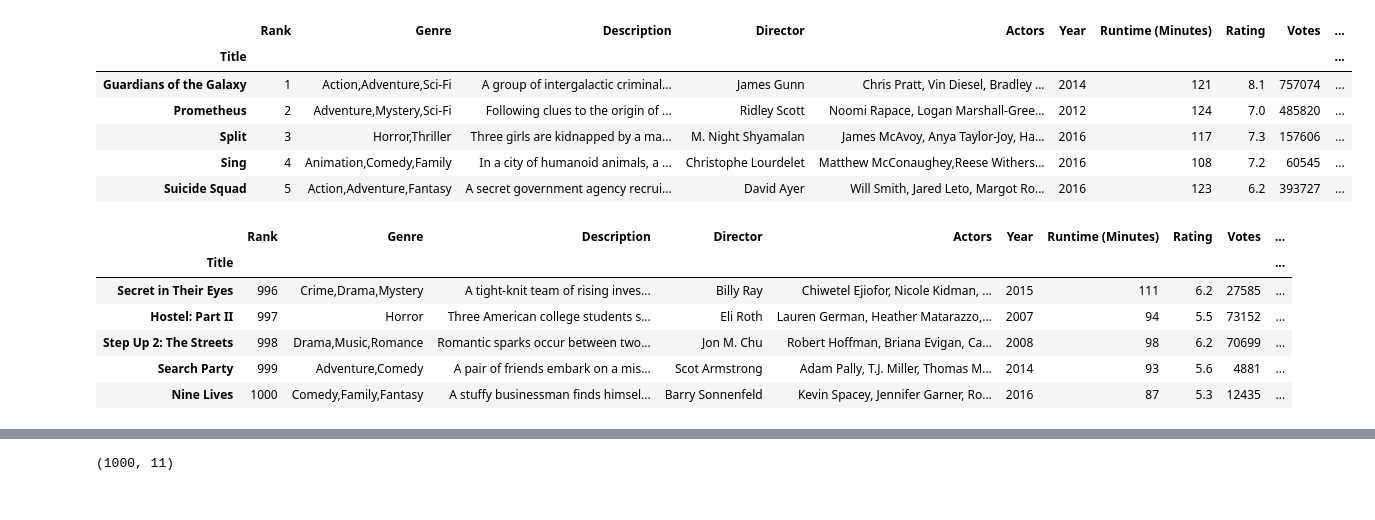
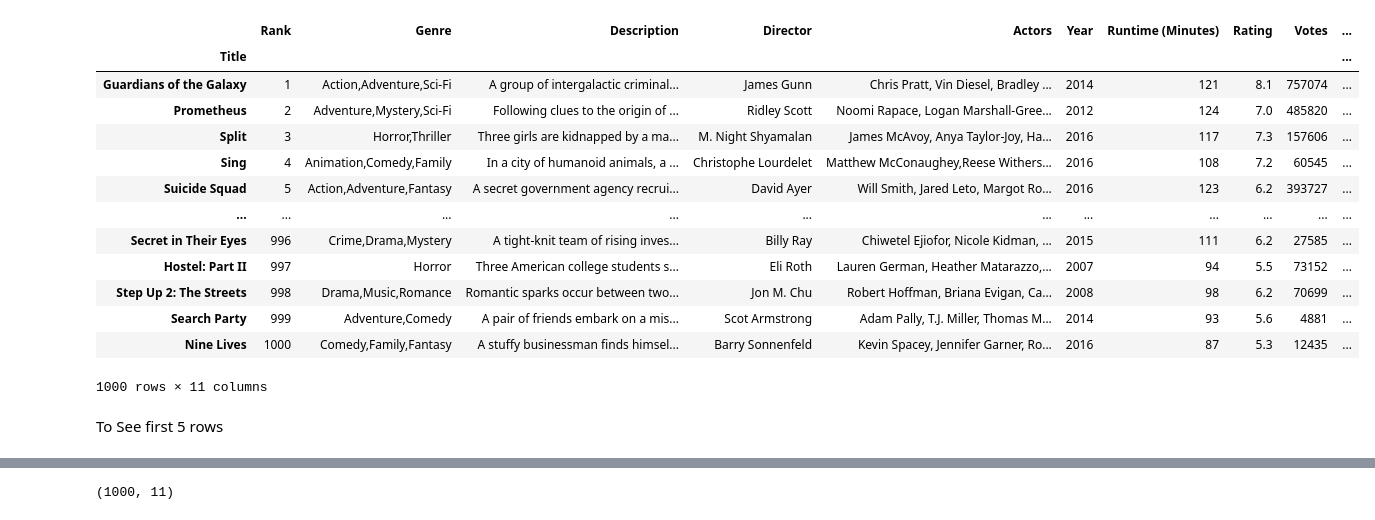
Before and after one commit to JGSukumar/AI-AMRITA, a Jupyter notebook: Pandas/PandasTutorial.ipynb, the cells around one changed output, grey strips where cells are left out. Cells and saved outputs as stored; diff of their text form; code cells hidden in the pictures.

```diff
--- a/Pandas/PandasTutorial.ipynb
+++ b/Pandas/PandasTutorial.ipynb
@@ -10,2 +10,2 @@ Mounted at /content/gdrive
 # %%
-DatasetBaseFolder = '/content/gdrive/MyDrive/ColabNotebooks/PandasTl/Datasets/'
+DatasetBaseFolder = '/content/hdrive/MyDrive/ColabNotebooks/PandasTl/Datasets/'
@@ -26,24 +12,21 @@ purchases
 # %%
 movies_df = pd.read_csv(DatasetBaseFolder+"IMDB-Movie-Data.csv", index_col="Title")
-# %%
-#Lets see first 5 rows
-movies_df.head(5)
-# %% [output]
-|  | Rank | Genre | Description | Director | Actors | Year | Runtime (Minutes) | Rating | Votes | ... |
-| Title |  |  |  |  |  |  |  |  |  | ... |
-| Guardians of the Galaxy | 1 | Action,Adventure,Sci-Fi | A group of intergalactic criminal... | James Gunn | Chris Pratt, Vin Diesel, Bradley ... | 2014 | 121 | 8.1 | 757074 | ... |
-| Prometheus | 2 | Adventure,Mystery,Sci-Fi | Following clues to the origin of ... | Ridley Scott | Noomi Rapace, Logan Marshall-Gree... | 2012 | 124 | 7.0 | 485820 | ... |
-| Split | 3 | Horror,Thriller | Three girls are kidnapped by a ma... | M. Night Shyamalan | James McAvoy, Anya Taylor-Joy, Ha... | 2016 | 117 | 7.3 | 157606 | ... |
-| Sing | 4 | Animation,Comedy,Family | In a city of humanoid animals, a ... | Christophe Lourdelet | Matthew McConaughey,Reese Withers... | 2016 | 108 | 7.2 | 60545 | ... |
-| Suicide Squad | 5 | Action,Adventure,Fantasy | A secret government agency recrui... | David Ayer | Will Smith, Jared Leto, Margot Ro... | 2016 | 123 | 6.2 | 393727 | ... |
-# %%
-#Lets see last 5 rows
-movies_df.tail(5)
-# %% [output]
-|  | Rank | Genre | Description | Director | Actors | Year | Runtime (Minutes) | Rating | Votes | ... |
-| Title |  |  |  |  |  |  |  |  |  | ... |
-| Secret in Their Eyes | 996 | Crime,Drama,Mystery | A tight-knit team of rising inves... | Billy Ray | Chiwetel Ejiofor, Nicole Kidman, ... | 2015 | 111 | 6.2 | 27585 | ... |
-| Hostel: Part II | 997 | Horror | Three American college students s... | Eli Roth | Lauren German, Heather Matarazzo,... | 2007 | 94 | 5.5 | 73152 | ... |
-| Step Up 2: The Streets | 998 | Drama,Music,Romance | Romantic sparks occur between two... | Jon M. Chu | Robert Hoffman, Briana Evigan, Ca... | 2008 | 98 | 6.2 | 70699 | ... |
-| Search Party | 999 | Adventure,Comedy | A pair of friends embark on a mis... | Scot Armstrong | Adam Pally, T.J. Miller, Thomas M... | 2014 | 93 | 5.6 | 4881 | ... |
-| Nine Lives | 1000 | Comedy,Family,Fantasy | A stuffy businessman finds himsel... | Barry Sonnenfeld | Kevin Spacey, Jennifer Garner, Ro... | 2016 | 87 | 5.3 | 12435 | ... |
+# %%
+movies_df
+# %% [output]
+|  | Rank | Genre | Description | Director | Actors | Year | Runtime (Minutes) | Rating | Votes | ... |
+| Title |  |  |  |  |  |  |  |  |  | ... |
+| Guardians of the Galaxy | 1 | Action,Adventure,Sci-Fi | A group of intergalactic criminal... | James Gunn | Chris Pratt, Vin Diesel, Bradley ... | 2014 | 121 | 8.1 | 757074 | ... |
+| Prometheus | 2 | Adventure,Mystery,Sci-Fi | Following clues to the origin of ... | Ridley Scott | Noomi Rapace, Logan Marshall-Gree... | 2012 | 124 | 7.0 | 485820 | ... |
+| Split | 3 | Horror,Thriller | Three girls are kidnapped by a ma... | M. Night Shyamalan | James McAvoy, Anya Taylor-Joy, Ha... | 2016 | 117 | 7.3 | 157606 | ... |
+| Sing | 4 | Animation,Comedy,Family | In a city of humanoid animals, a ... | Christophe Lourdelet | Matthew McConaughey,Reese Withers... | 2016 | 108 | 7.2 | 60545 | ... |
+| Suicide Squad | 5 | Action,Adventure,Fantasy | A secret government agency recrui... | David Ayer | Will Smith, Jared Leto, Margot Ro... | 2016 | 123 | 6.2 | 393727 | ... |
+| ... | ... | ... | ... | ... | ... | ... | ... | ... | ... | ... |
+| Secret in Their Eyes | 996 | Crime,Drama,Mystery | A tight-knit team of rising inves... | Billy Ray | Chiwetel Ejiofor, Nicole Kidman, ... | 2015 | 111 | 6.2 | 27585 | ... |
+| Hostel: Part II | 997 | Horror | Three American college students s... | Eli Roth | Lauren German, Heather Matarazzo,... | 2007 | 94 | 5.5 | 73152 | ... |
+| Step Up 2: The Streets | 998 | Drama,Music,Romance | Romantic sparks occur between two... | Jon M. Chu | Robert Hoffman, Briana Evigan, Ca... | 2008 | 98 | 6.2 | 70699 | ... |
+| Search Party | 999 | Adventure,Comedy | A pair of friends embark on a mis... | Scot Armstrong | Adam Pally, T.J. Miller, Thomas M... | 2014 | 93 | 5.6 | 4881 | ... |
+| Nine Lives | 1000 | Comedy,Family,Fantasy | A stuffy businessman finds himsel... | Barry Sonnenfeld | Kevin Spacey, Jennifer Garner, Ro... | 2016 | 87 | 5.3 | 12435 | ... |
+1000 rows × 11 columns
+# %% [markdown]
+To See first 5 rows
```
Also changed, not shown: parts of 78 cells of this notebook.
